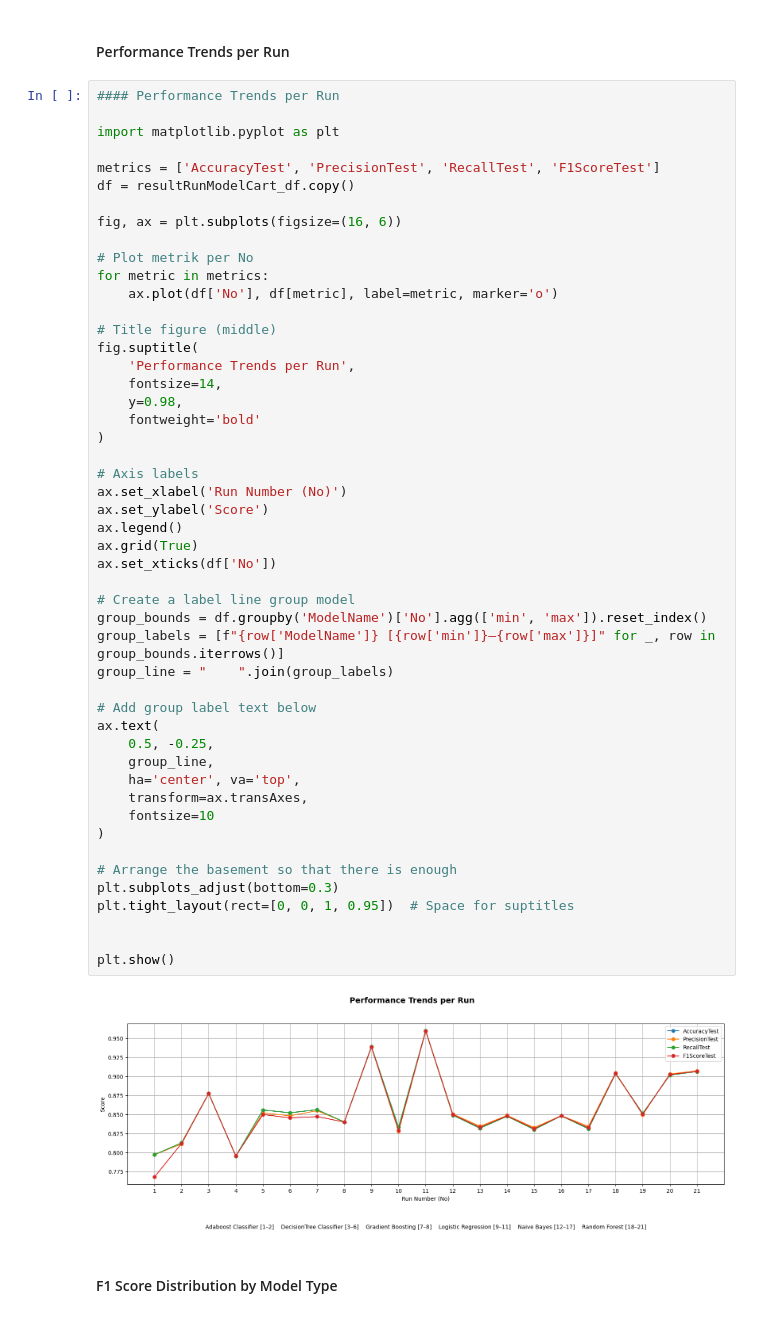
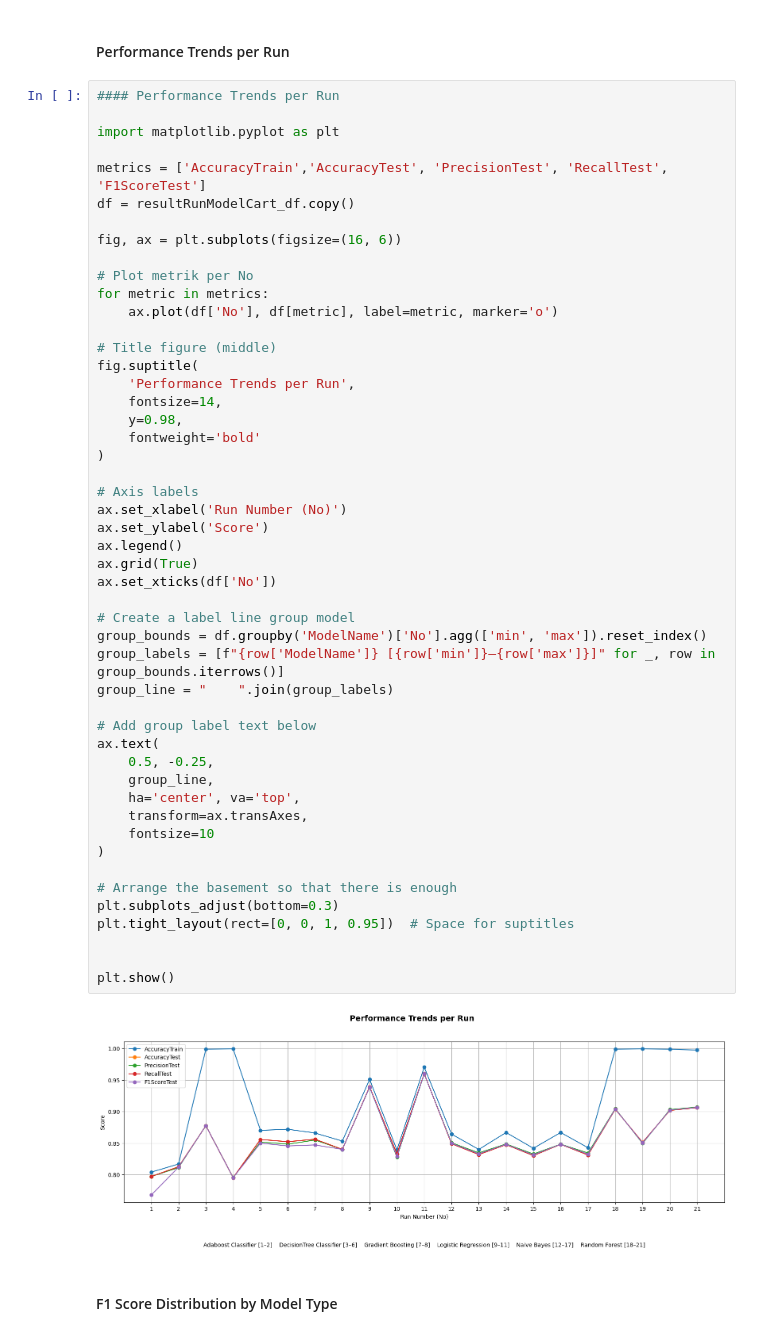
Before and after one commit to abdrahym/SentimentAnalysis-GooglePlayReviews, a Jupyter notebook: Notebook.ipynb, the cells around one changed output. Drawn from its saved outputs; the diff is of its cells as text.

```diff
--- a/Notebook.ipynb
+++ b/Notebook.ipynb
@@ -945,7 +945,7 @@ plt.show()
 
 import matplotlib.pyplot as plt
 
-metrics = ['AccuracyTest', 'PrecisionTest', 'RecallTest', 'F1ScoreTest']
+metrics = ['AccuracyTrain','AccuracyTest', 'PrecisionTest', 'RecallTest', 'F1ScoreTest']
 df = resultRunModelCart_df.copy()
 
 fig, ax = plt.subplots(figsize=(16, 6))
@@ -963,34 +963,34 @@ fig.suptitle(
 )
 
 # Axis labels
 ax.set_xlabel('Run Number (No)')
 ax.set_ylabel('Score')
 ax.legend()
 ax.grid(True)
 ax.set_xticks(df['No'])
 
 # Create a label line group model
 group_bounds = df.groupby('ModelName')['No'].agg(['min', 'max']).reset_index()
 group_labels = [f"{row['ModelName']} [{row['min']}–{row['max']}]" for _, row in group_bounds.iterrows()]
 group_line = "    ".join(group_labels)
 
 # Add group label text below
 ax.text(
     0.5, -0.25,
     group_line,
     ha='center', va='top',
     transform=ax.transAxes,
     fontsize=10
 )
 
 # Arrange the basement so that there is enough
 plt.subplots_adjust(bottom=0.3)
 plt.tight_layout(rect=[0, 0, 1, 0.95])  # Space for suptitles
 
 
 plt.show()
 # %% [output]
-[figure, old version]
+[figure, new version]
 # %% [markdown]
 #### F1 Score Distribution by Model Type
 # %%
```
Also changed, not shown: parts of 4 cells of this notebook, 3 other files.
